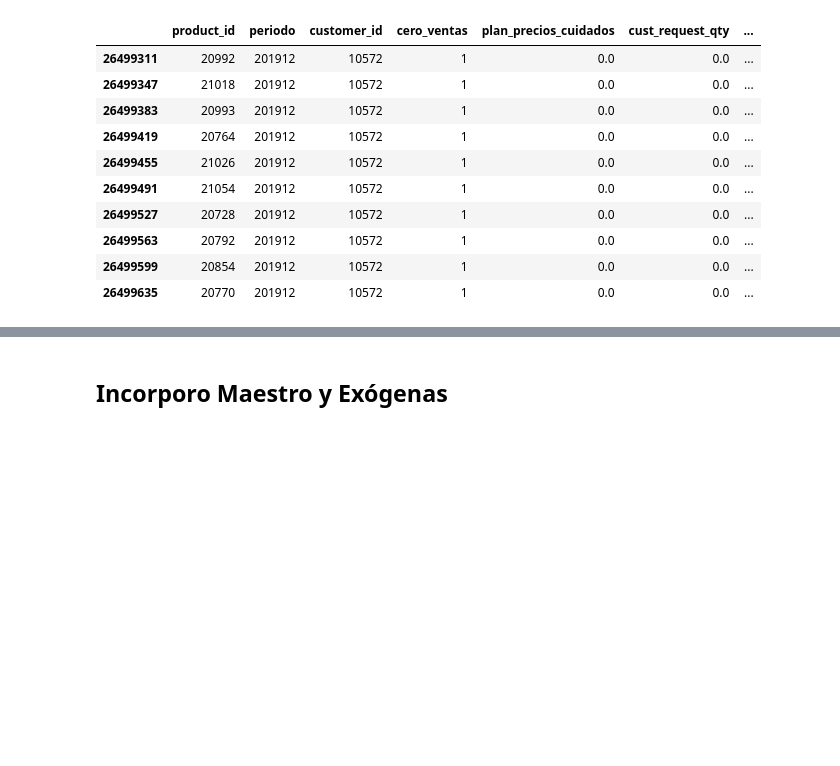
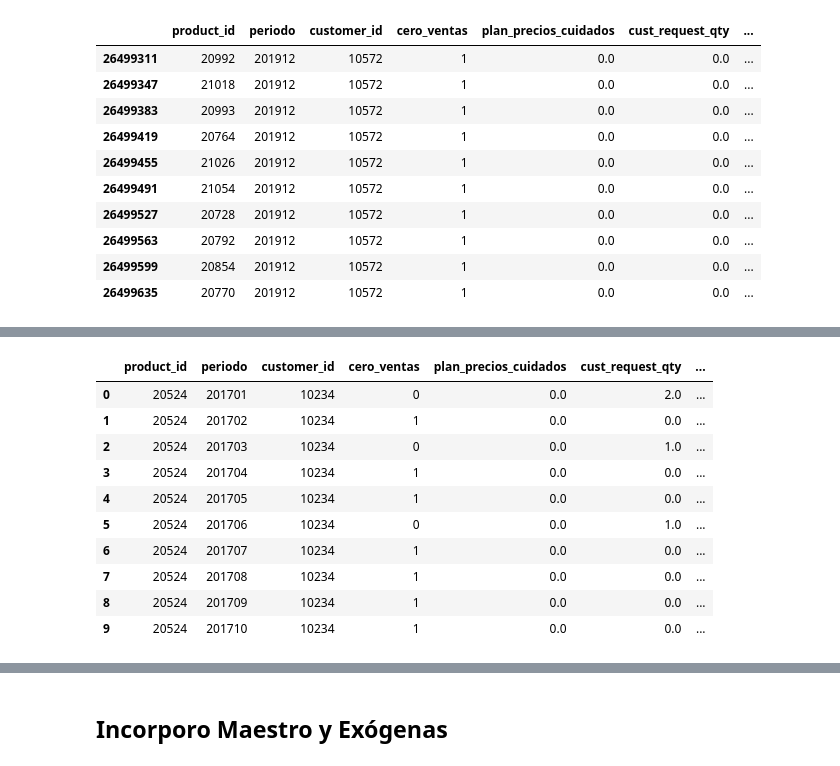
Before and after one commit to castrodiego/labo3_empresa3, a Jupyter notebook: code/01_b_creacion_dataset_base.ipynb, the cells around one changed output, grey strips where cells are left out. Cells and saved outputs as stored; diff of their text form; code cells hidden in the pictures; blank space fills up the shorter version.

```diff
--- a/code/01_b_creacion_dataset_base.ipynb
+++ b/code/01_b_creacion_dataset_base.ipynb
@@ -354,0 +356,14 @@ KeyboardInterrupt:
+# %%
+df_sellout_complet_desde_1er_mes.head(10)
+# %% [output]
+|  | product_id | periodo | customer_id | cero_ventas | plan_precios_cuidados | cust_request_qty | ... |
+| 0 | 20524 | 201701 | 10234 | 0 | 0.0 | 2.0 | ... |
+| 1 | 20524 | 201702 | 10234 | 1 | 0.0 | 0.0 | ... |
+| 2 | 20524 | 201703 | 10234 | 0 | 0.0 | 1.0 | ... |
+| 3 | 20524 | 201704 | 10234 | 1 | 0.0 | 0.0 | ... |
+| 4 | 20524 | 201705 | 10234 | 1 | 0.0 | 0.0 | ... |
+| 5 | 20524 | 201706 | 10234 | 0 | 0.0 | 1.0 | ... |
+| 6 | 20524 | 201707 | 10234 | 1 | 0.0 | 0.0 | ... |
+| 7 | 20524 | 201708 | 10234 | 1 | 0.0 | 0.0 | ... |
+| 8 | 20524 | 201709 | 10234 | 1 | 0.0 | 0.0 | ... |
+| 9 | 20524 | 201710 | 10234 | 1 | 0.0 | 0.0 | ... |
```
Also changed, not shown: parts of 26 cells of this notebook, 2 other files.
